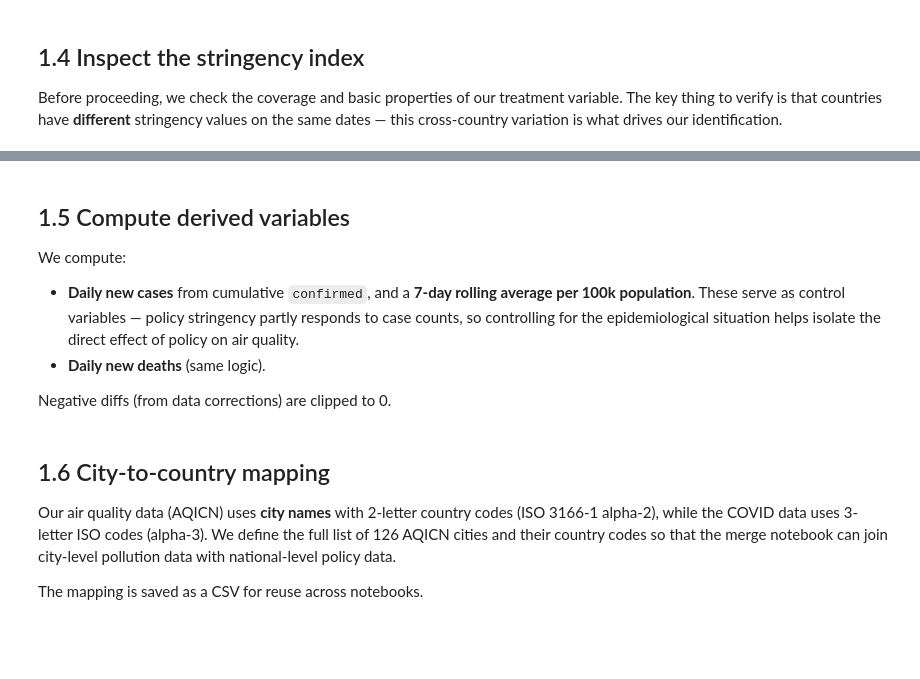
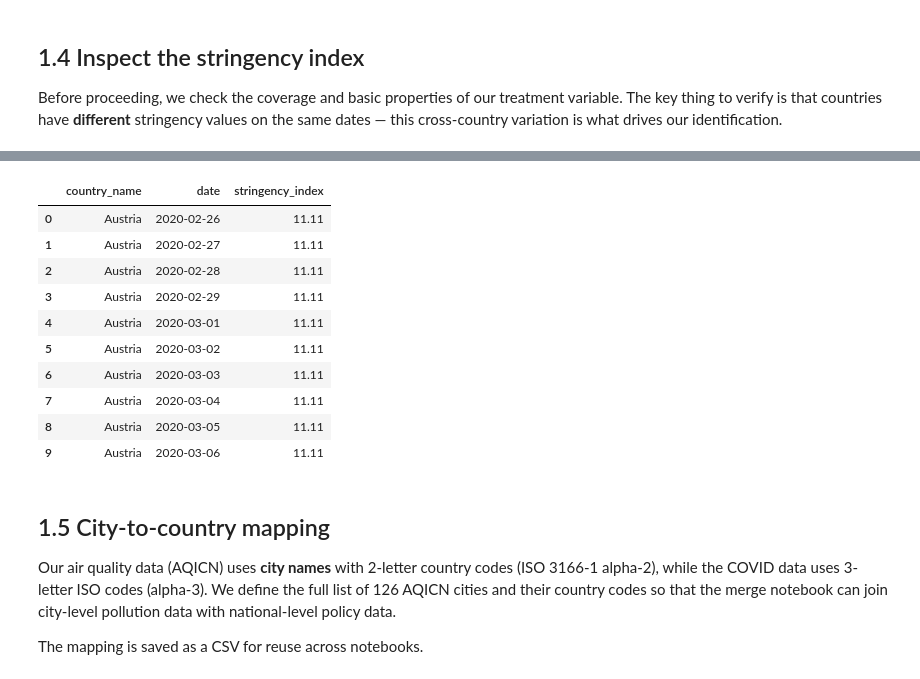
Before and after one commit to borikovacs/da4_term_project, a Jupyter notebook: code/1_covid_data_clean.ipynb, the cells around one changed output, grey strips where cells are left out. Drawn from its saved outputs; the diff is of its cells as text; code cells hidden in the pictures; blank space fills up the shorter version.

```diff
--- a/code/1_covid_data_clean.ipynb
+++ b/code/1_covid_data_clean.ipynb
@@ -217,30 +263,19 @@ for d in key_dates:
-# %% [markdown]
-## 1.5 Compute derived variables
-
-We compute:
-- **Daily new cases** from cumulative `confirmed`, and a **7-day rolling average
-  per 100k population**. These serve as control variables — policy stringency partly
-  responds to case counts, so controlling for the epidemiological situation helps
-  isolate the direct effect of policy on air quality.
-- **Daily new deaths** (same logic).
-
-Negative diffs (from data corrections) are clipped to 0.
-# %%
-# Confirmed cases are cumulative → compute daily new cases
-df['new_cases'] = df.groupby('iso_alpha_3')['confirmed'].diff().clip(lower=0)
-df['new_deaths'] = df.groupby('iso_alpha_3')['deaths'].diff().clip(lower=0)
-
-# 7-day rolling average of new cases per 100k population
-df['cases_7d_avg'] = (
-    df.groupby('iso_alpha_3')['new_cases']
-    .transform(lambda x: x.rolling(7, min_periods=1).mean())
-)
-df['cases_per_100k'] = df['cases_7d_avg'] / df['population'] * 100_000
-
-print('Derived variables added.')
-df[['country_name', 'date', 'stringency_index', 'new_cases', 'cases_per_100k']].dropna().head(10)
+# %%
+df[['country_name', 'date', 'stringency_index']].dropna().head(10)
+# %% [output]
+|  | country_name | date | stringency_index |
+| 0 | Austria | 2020-02-26 | 11.11 |
+| 1 | Austria | 2020-02-27 | 11.11 |
+| 2 | Austria | 2020-02-28 | 11.11 |
+| 3 | Austria | 2020-02-29 | 11.11 |
+| 4 | Austria | 2020-03-01 | 11.11 |
+| 5 | Austria | 2020-03-02 | 11.11 |
+| 6 | Austria | 2020-03-03 | 11.11 |
+| 7 | Austria | 2020-03-04 | 11.11 |
+| 8 | Austria | 2020-03-05 | 11.11 |
+| 9 | Austria | 2020-03-06 | 11.11 |
 # %% [markdown]
-## 1.6 City-to-country mapping
+## 1.5 City-to-country mapping
 
 Our air quality data (AQICN) uses **city names** with 2-letter country codes (ISO 3166-1
 alpha-2), while the COVID data uses 3-letter ISO codes (alpha-3). We define the full
```
Also changed, not shown: parts of 11 cells of this notebook, 7 other files.
